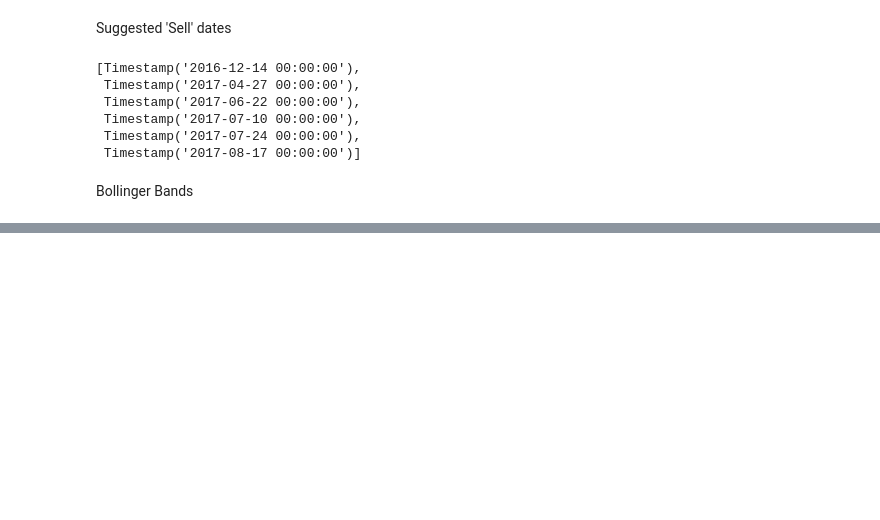
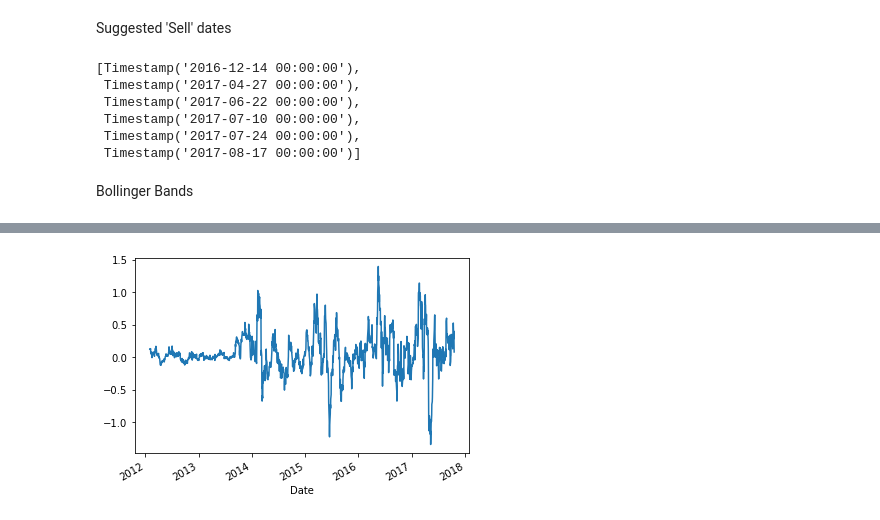
Before and after one commit to Maxyee/forex-data-science-with-jupyter, a Jupyter notebook: Single Stock Analysis/single-stock.ipynb, the cells around one changed output, grey strips where cells are left out. Drawn from its saved outputs; the diff is of its cells as text; code cells hidden in the pictures; blank space fills up the shorter version.

```diff
--- a/Single Stock Analysis/single-stock.ipynb
+++ b/Single Stock Analysis/single-stock.ipynb
@@ -190,0 +291,3 @@ stock['B-Band Lower'] = stock['SMA 20'] - 2*stock['Close'].rolling(window=20).st
+# %%
+stock['SMA 20 - First Diff'] = stock['SMA 20'] - stock['SMA 20'].shift(1)
+adf_check(stock['SMA 20 - First Diff'].dropna())
@@ -190,0 +302,4 @@ stock['B-Band Lower'] = stock['SMA 20'] - 2*stock['Close'].rolling(window=20).st
+# %%
+stock['SMA 20 - First Diff'].plot();
+# %% [output]
+[figure, added]
```
Also changed, not shown: parts of 16 cells of this notebook.
